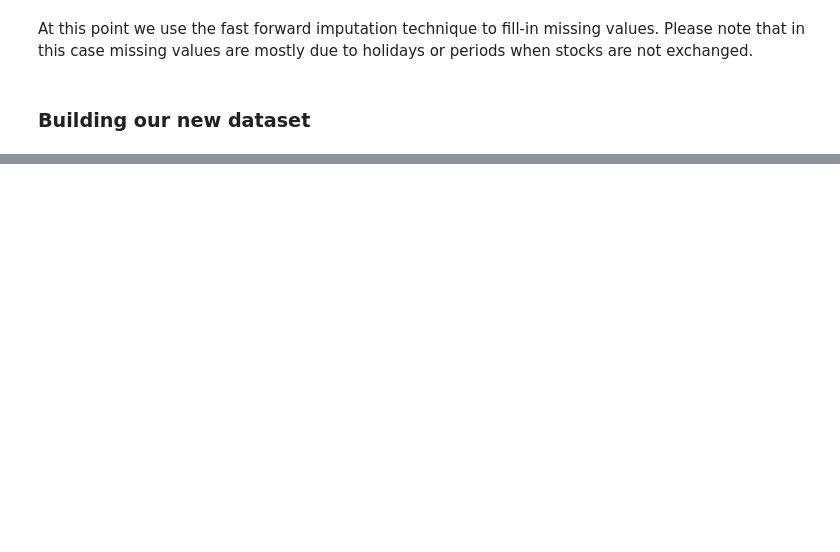
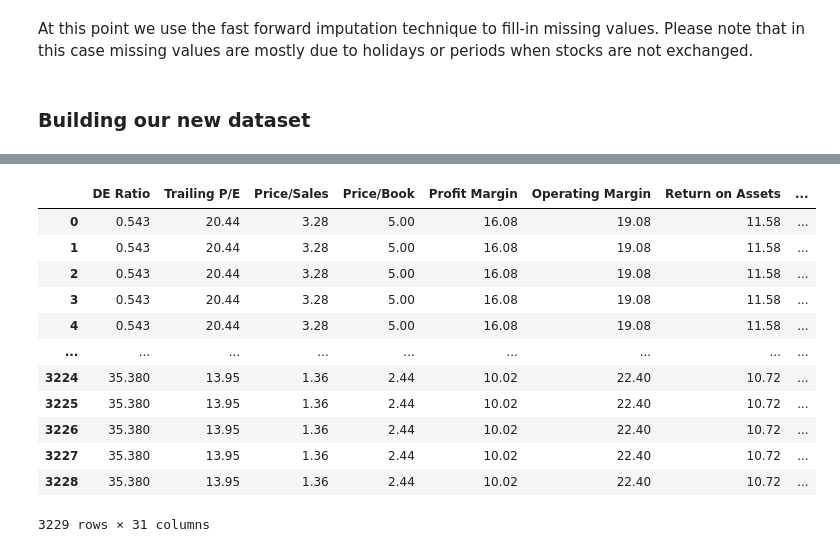
Before and after one commit to LeonardoEmili/stock-price-forecasting, a Jupyter notebook: forecasting.ipynb, the cells around one changed output, grey strips where cells are left out. Drawn from its saved outputs; the diff is of its cells as text; code cells hidden in the pictures; blank space fills up the shorter version.

```diff
--- a/forecasting.ipynb
+++ b/forecasting.ipynb
@@ -116,7 +115,7 @@ def merge_prices_fundamentals(
     prices_dfs: List[pd.DataFrame],
     key_stats_df: pd.DataFrame,
     dfs_names: List[str],
-    drop_cols: List[str] = ['Date', 'Ticker']
+    drop_cols: List[str] = ['Date', 'Ticker', 'Price']
     ) -> List[pd.DataFrame]:
 
     # Define the target list of dataframes
@@ -138,6 +137,8 @@ def merge_prices_fundamentals(
         # Consider the relative stock ticker dataframe
         prices_df_idx = dfs_names.index(ticker.upper())
         prices_df = prices_dfs[prices_df_idx]
+        # Dropping unused price value columns (we are using adjusted close)
+        prices_df = prices_df.drop(['High', 'Low', 'Open', 'Close'], axis=1)
         fundamental_rows = []
 
         # Discard events that occurred before the first financial report
@@ -235,5 +232,5 @@ prices_dfs_new = [df.sort_values(by=['Date']).reset_index(drop=True) for df in p
 key_stats_df_new = key_stats_df_new.sort_values(by=['Date']).reset_index(drop=True)
 
 # Merge the stock price dataset with fundamental data of the relative company
-prices_fundamental_df = merge_prices_fundamentals(prices_dfs_new, key_stats_df_new, dfs_names)
-assert pd.concat(prices_fundamental_df).isnull().sum().sum() == 0
+aggregate_dfs = merge_prices_fundamentals(prices_dfs_new, key_stats_df_new, dfs_names)
+assert pd.concat(aggregate_dfs).isnull().sum().sum() == 0
@@ -239,0 +358,16 @@ assert pd.concat(prices_fundamental_df).isnull().sum().sum() == 0
+# %%
+aggregate_dfs[4]
+# %% [output]
+|  | DE Ratio | Trailing P/E | Price/Sales | Price/Book | Profit Margin | Operating Margin | Return on Assets | ... |
+| 0 | 0.543 | 20.44 | 3.28 | 5.00 | 16.08 | 19.08 | 11.58 | ... |
+| 1 | 0.543 | 20.44 | 3.28 | 5.00 | 16.08 | 19.08 | 11.58 | ... |
+| 2 | 0.543 | 20.44 | 3.28 | 5.00 | 16.08 | 19.08 | 11.58 | ... |
+| 3 | 0.543 | 20.44 | 3.28 | 5.00 | 16.08 | 19.08 | 11.58 | ... |
+| 4 | 0.543 | 20.44 | 3.28 | 5.00 | 16.08 | 19.08 | 11.58 | ... |
+| ... | ... | ... | ... | ... | ... | ... | ... | ... |
+| 3224 | 35.380 | 13.95 | 1.36 | 2.44 | 10.02 | 22.40 | 10.72 | ... |
+| 3225 | 35.380 | 13.95 | 1.36 | 2.44 | 10.02 | 22.40 | 10.72 | ... |
+| 3226 | 35.380 | 13.95 | 1.36 | 2.44 | 10.02 | 22.40 | 10.72 | ... |
+| 3227 | 35.380 | 13.95 | 1.36 | 2.44 | 10.02 | 22.40 | 10.72 | ... |
+| 3228 | 35.380 | 13.95 | 1.36 | 2.44 | 10.02 | 22.40 | 10.72 | ... |
+3229 rows × 31 columns
```
Also changed, not shown: parts of 9 cells of this notebook.
